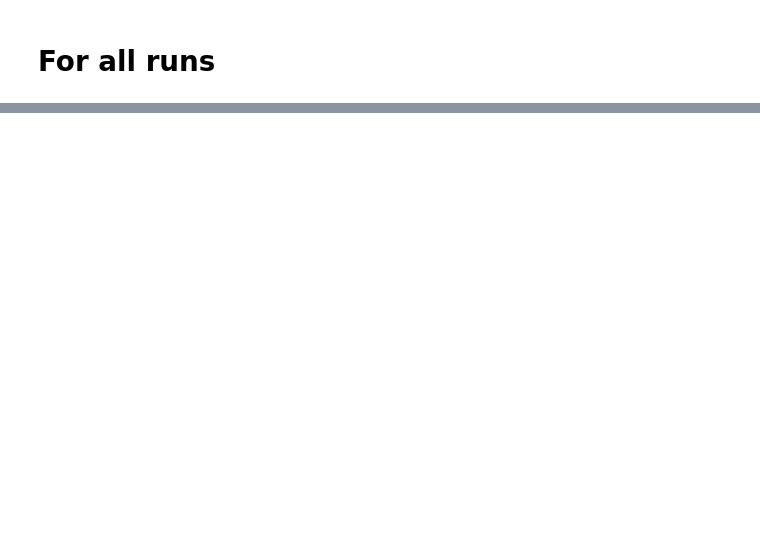
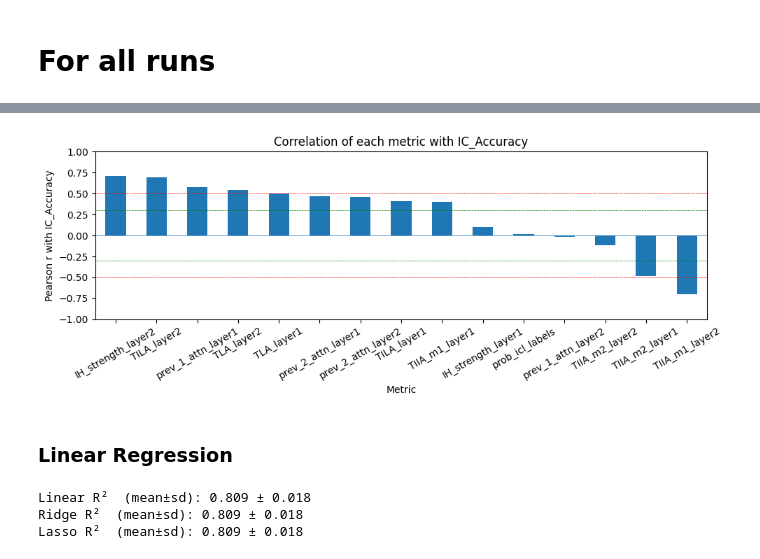
Before and after one commit to YiranHuangIrene/ICL, a Jupyter notebook: Analysis_stage2.ipynb, the cells around one changed output, grey strips where cells are left out. Drawn from its saved outputs; the diff is of its cells as text; code cells hidden in the pictures; blank space fills up the shorter version.

```diff
--- a/Analysis_stage2.ipynb
+++ b/Analysis_stage2.ipynb
@@ -10,16 +10,15 @@ api = wandb.Api()
 runs = api.runs(
     path="explainableml/ICL_torch",
     filters={
-        "config.progress_measure": True,
+        "config.normalize_progress_measure": True,
+        "config.K1": 8192,
         "config.rope": True,
-        "state": "finished",
-        "Tags": "normalize_progress_measure"
     }
 )
 # Extract data and filter based on IC_Accuracy
-# runs = [
-#     run for run in runs
-#     if run.config.get("K", 0) in [2048,4096,8192,16384]]
+runs = [
+    run for run in runs
+    if run.config.get("K2", 0) in [128,256,512,1024]]
 # ---- 1. Gather every time-step from every run ---------------------------------
 #    For each metric build ONE long Series by concatenating the histories
 bags = {
@@ -27,14 +26,18 @@ bags = {
     "IC2_Accuracy":       [],
     "IH_strength_layer1": [],
     "IH_strength_layer2": [],
+    "TIIA_m1_layer1":     [],
+    "TIIA_m1_layer2":     [],
+    "TIIA_m2_layer1":     [],
+    "TIIA_m2_layer2":     [],
     "TILA_layer1":        [],
     "TILA_layer2":        [],
-    "TIIA_layer1":        [],
-    "TIIA_layer2":        [],
     "TLA_layer1":         [],
     "TLA_layer2":         [],
     "prev_1_attn_layer1": [],
     "prev_1_attn_layer2": [],
+    "prev_2_attn_layer1": [],
+    "prev_2_attn_layer2": [],
     "prob_icl_labels":    [],
 }
 
@@ -55,8 +58,6 @@ corr = df.corr(method="pearson")
 # ---- 4. Correlation of every metric with IC_Accuracy -------------------------
 corr_with_ic = corr["IC_Accuracy"].sort_values(ascending=False)
 corr_with_ic2 = corr["IC2_Accuracy"].sort_values(ascending=False)
-
+print(len(runs))
 print("\nPearson r between each metric vector and IC_Accuracy:")
 print(corr_with_ic)
-# print("\nPearson r between each metric vector and IC2_Accuracy:")
-# print(corr_with_ic2)
@@ -62,0 +82,52 @@ print(corr_with_ic)
+# %%
+import matplotlib.pyplot as plt
+
+# Assume `corr_with_ic` is a pandas Series whose index = metric names
+# and whose values = Pearson r against IC_Accuracy.
+
+fig, ax = plt.subplots(figsize=(10, 4))
+
+corr_with_ic[2:].plot(kind="bar", ax=ax)
+
+ax.set_xlabel("Metric")
+ax.set_ylabel("Pearson r with IC_Accuracy")
+ax.set_title("Correlation of each metric with IC_Accuracy")
+ax.set_ylim(-1, 1)               # full Pearson range
+ax.axhline(0, linewidth=0.5)     # horizontal zero line for reference
+ax.axhline(0.3, linewidth=0.5, color="green", linestyle="--") # threshold for significance
+ax.axhline(-0.3, linewidth=0.5, color="green", linestyle="--") # threshold for significance
+ax.axhline(0.5, linewidth=0.5, color="red", linestyle="--") # threshold for significance
+ax.axhline(-0.5, linewidth=0.5, color="red", linestyle="--") # threshold for significance
+ax.tick_params(axis='x', labelrotation=30)
+plt.tight_layout()
+plt.show()
+# %% [output]
+[figure, added]
+# %% [markdown]
+### Linear Regression
+# %%
+from sklearn.preprocessing import StandardScaler
+from sklearn.linear_model import LinearRegression, RidgeCV, LassoCV
+from sklearn.model_selection import cross_val_score, KFold
+import os
+os.environ["CUDA_VISIBLE_DEVICES"] = "3"
+X = df.drop(columns=["IC_Accuracy", "IC2_Accuracy"])
+y = df["IC_Accuracy"]
+scaler = StandardScaler()
+X_scaled = scaler.fit_transform(X)
+# X_scaled = X
+lin = LinearRegression()
+cv   = KFold(n_splits=5, shuffle=True, random_state=0)
+# Coefficient of determination (R²) averaged across folds
+r2_lin = cross_val_score(lin, X_scaled, y, cv=cv, scoring="r2")
+print(f"Linear R²  (mean±sd): {r2_lin.mean():.3f} ± {r2_lin.std():.3f}")
+ridge = RidgeCV(cv=cv)
+r2_ridge = cross_val_score(ridge, X_scaled, y, cv=cv, scoring="r2")
+print(f"Ridge R²  (mean±sd): {r2_ridge.mean():.3f} ± {r2_ridge.std():.3f}")
+lasso = LassoCV(cv=cv, random_state=0, max_iter=10000)
+r2_lasso = cross_val_score(lasso, X_scaled, y, cv=cv, scoring="r2")
+print(f"Lasso R²  (mean±sd): {r2_lasso.mean():.3f} ± {r2_lasso.std():.3f}")
+# %% [output]
+Linear R²  (mean±sd): 0.809 ± 0.018
+Ridge R²  (mean±sd): 0.809 ± 0.018
+Lasso R²  (mean±sd): 0.809 ± 0.018
```
Also changed, not shown: parts of 10 cells of this notebook, 4 other files.
